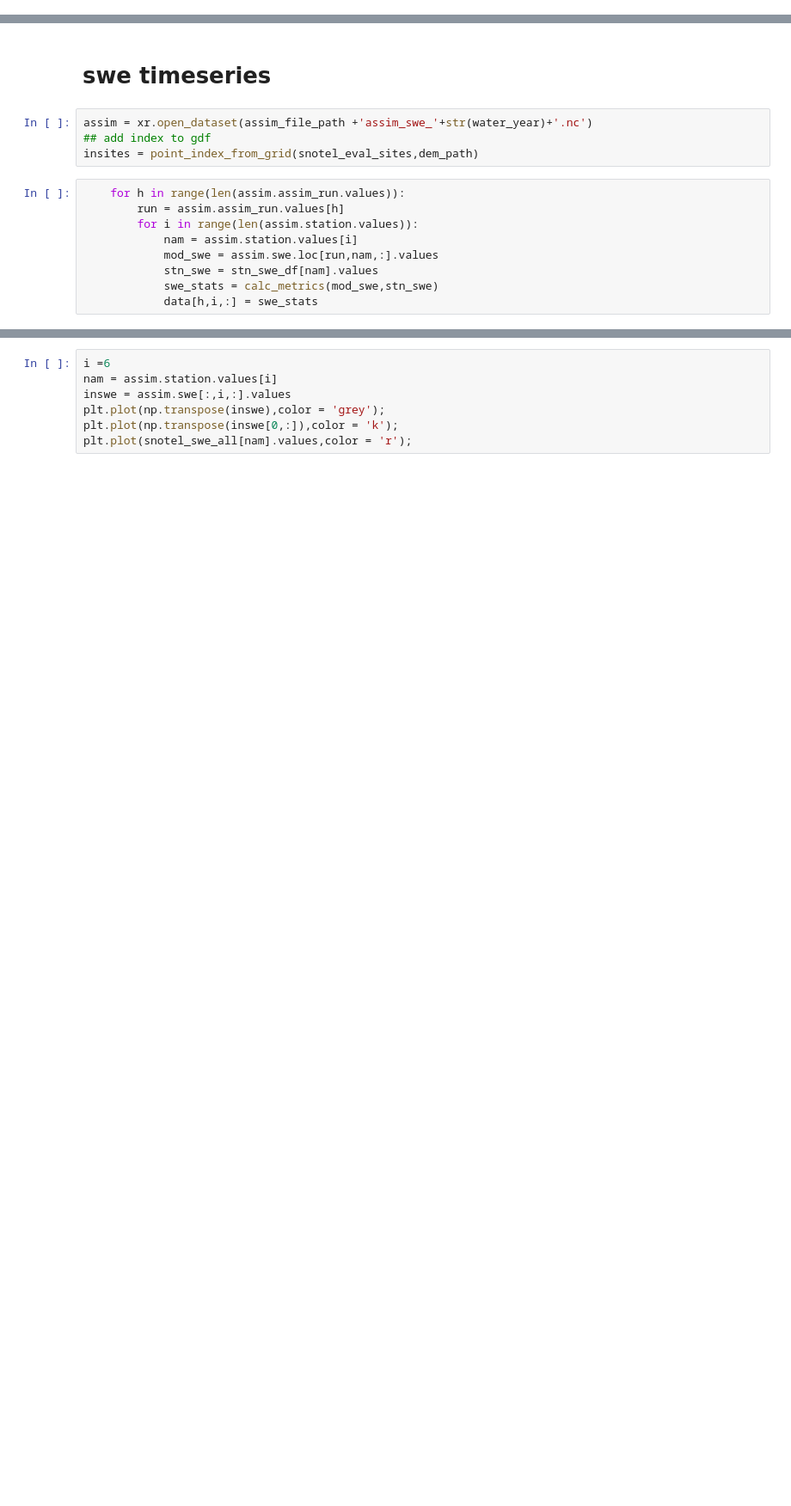
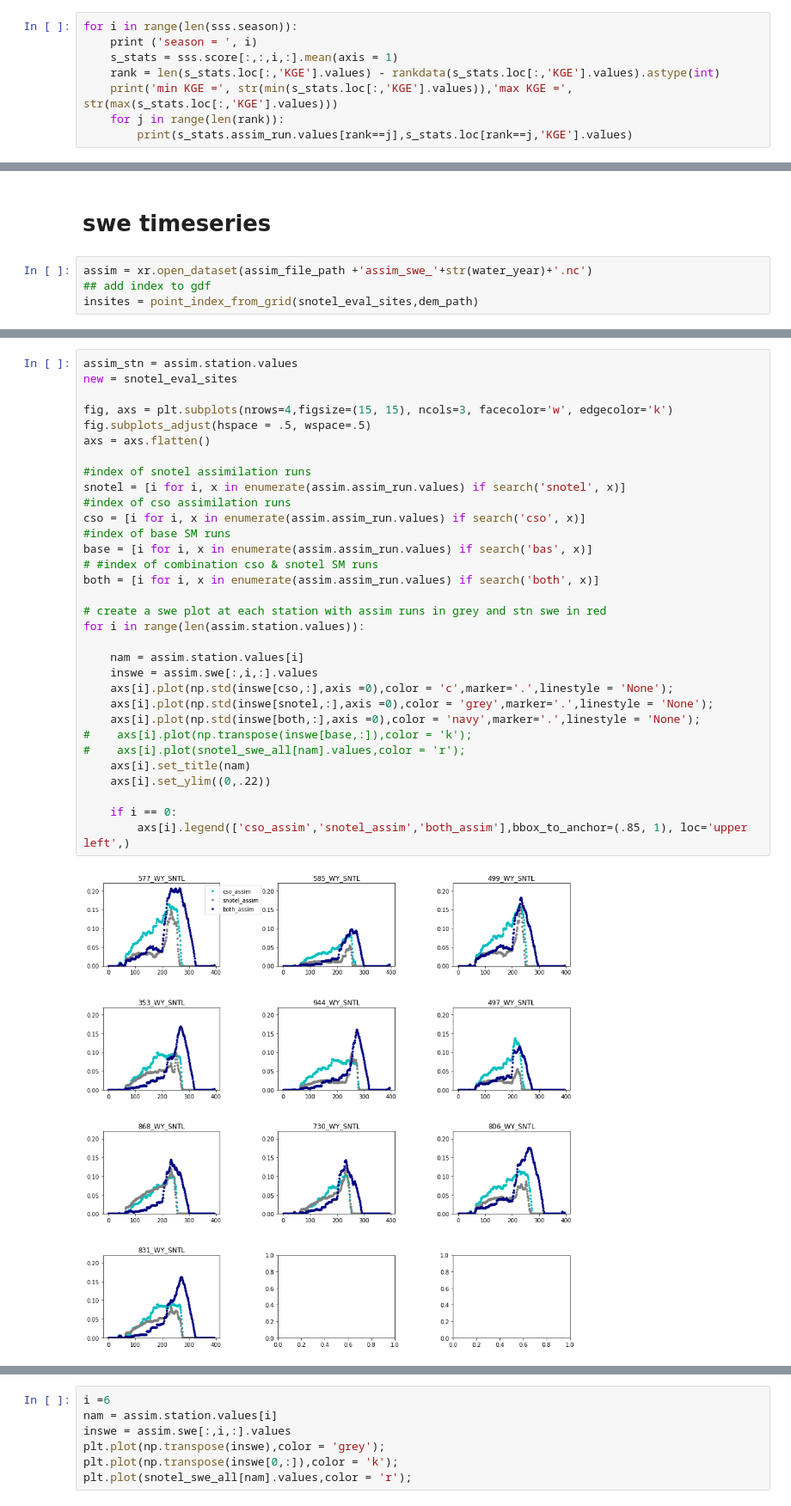
Before and after one commit to snowmodel-tools/assimilation_python, a Jupyter notebook: 05_figures.ipynb, the cells around one changed output, grey strips where cells are left out. Shown at 86% size. Drawn from its saved outputs; the diff is of its cells as text; blank space fills up the shorter version.

```diff
--- a/05_figures.ipynb
+++ b/05_figures.ipynb
@@ -448,0 +514,8 @@ mean_stats = ss.score.mean(axis = 1)
+# %%
+for i in range(len(sss.season)):
+    print ('season = ', i)
+    s_stats = sss.score[:,:,i,:].mean(axis = 1)
+    rank = len(s_stats.loc[:,'KGE'].values) - rankdata(s_stats.loc[:,'KGE'].values).astype(int)
+    print('min KGE =', str(min(s_stats.loc[:,'KGE'].values)),'max KGE =', str(max(s_stats.loc[:,'KGE'].values)))
+    for j in range(len(rank)):
+        print(s_stats.assim_run.values[rank==j],s_stats.loc[rank==j,'KGE'].values)
@@ -452,12 +543,3 @@ mean_stats = ss.score.mean(axis = 1)
 assim = xr.open_dataset(assim_file_path +'assim_swe_'+str(water_year)+'.nc')
 ## add index to gdf
 insites = point_index_from_grid(snotel_eval_sites,dem_path)
-# %%
-    for h in range(len(assim.assim_run.values)):
-        run = assim.assim_run.values[h]
-        for i in range(len(assim.station.values)):
-            nam = assim.station.values[i]
-            mod_swe = assim.swe.loc[run,nam,:].values
-            stn_swe = stn_swe_df[nam].values
-            swe_stats = calc_metrics(mod_swe,stn_swe)
-            data[h,i,:] = swe_stats
@@ -463,0 +566,34 @@ insites = point_index_from_grid(snotel_eval_sites,dem_path)
+# %%
+assim_stn = assim.station.values
+new = snotel_eval_sites
+
+fig, axs = plt.subplots(nrows=4,figsize=(15, 15), ncols=3, facecolor='w', edgecolor='k')
+fig.subplots_adjust(hspace = .5, wspace=.5)
+axs = axs.flatten()
+
+#index of snotel assimilation runs
+snotel = [i for i, x in enumerate(assim.assim_run.values) if search('snotel', x)]
+#index of cso assimilation runs
+cso = [i for i, x in enumerate(assim.assim_run.values) if search('cso', x)]
+#index of base SM runs
+base = [i for i, x in enumerate(assim.assim_run.values) if search('bas', x)]
+# #index of combination cso & snotel SM runs
+both = [i for i, x in enumerate(assim.assim_run.values) if search('both', x)]
+
+# create a swe plot at each station with assim runs in grey and stn swe in red
+for i in range(len(assim.station.values)):
+
+    nam = assim.station.values[i]
+    inswe = assim.swe[:,i,:].values
+    axs[i].plot(np.std(inswe[cso,:],axis =0),color = 'c',marker='.',linestyle = 'None');
+    axs[i].plot(np.std(inswe[snotel,:],axis =0),color = 'grey',marker='.',linestyle = 'None');
+    axs[i].plot(np.std(inswe[both,:],axis =0),color = 'navy',marker='.',linestyle = 'None');
+#    axs[i].plot(np.transpose(inswe[base,:]),color = 'k');
+#    axs[i].plot(snotel_swe_all[nam].values,color = 'r');
+    axs[i].set_title(nam)
+    axs[i].set_ylim((0,.22))
+
+    if i == 0:
+        axs[i].legend(['cso_assim','snotel_assim','both_assim'],bbox_to_anchor=(.85, 1), loc='upper left',)
+# %% [output]
+[figure, added]
```
Also changed, not shown: parts of 42 cells of this notebook, 6 other files.
